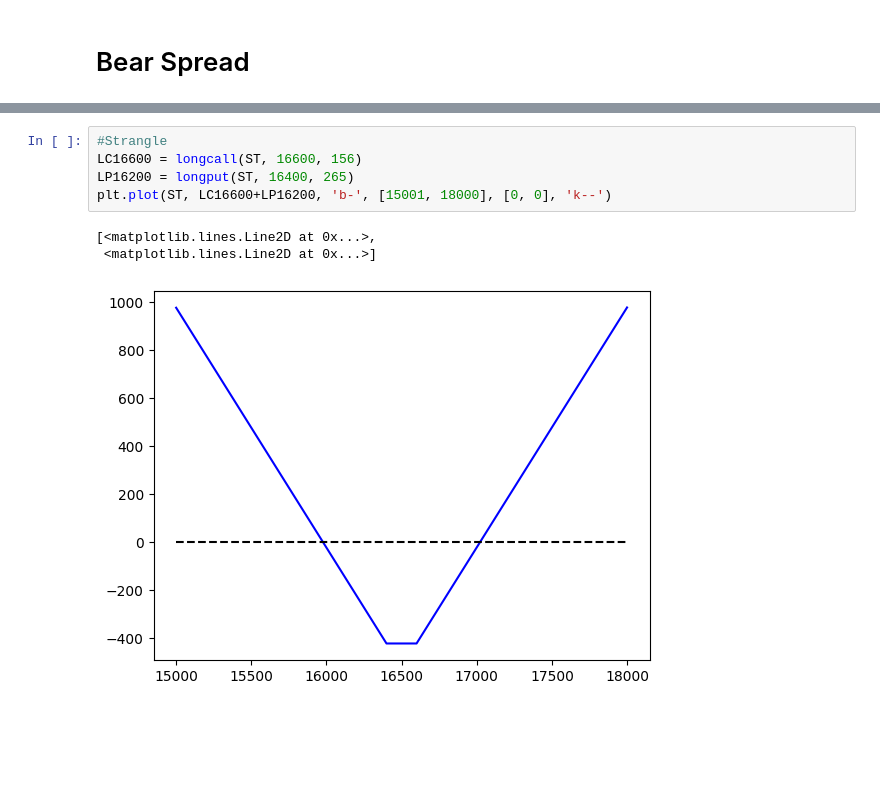
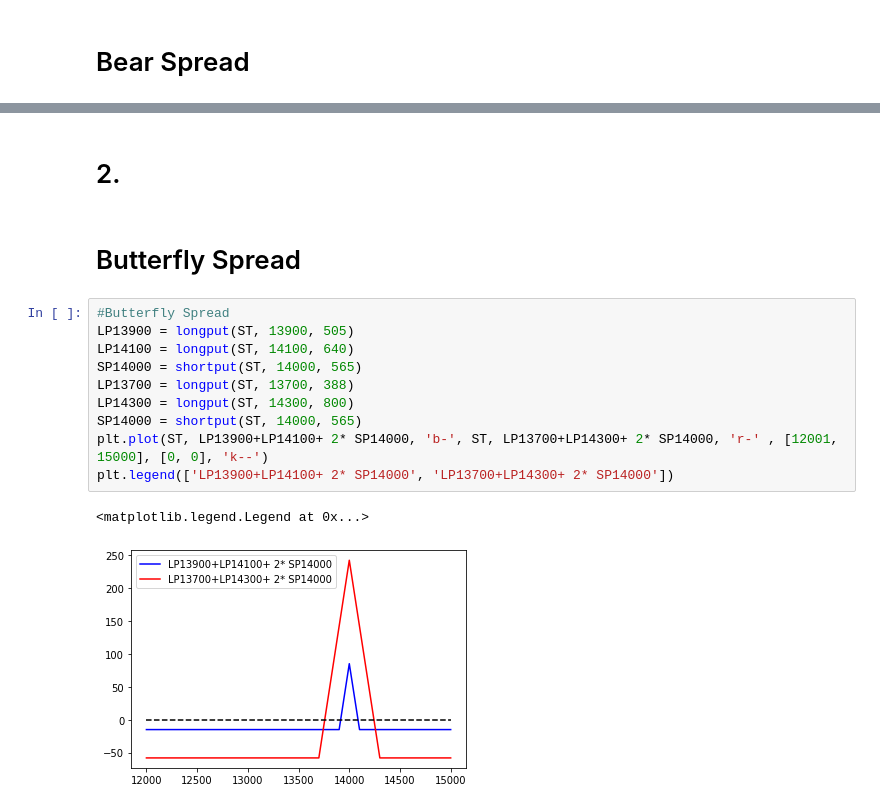
Before and after one commit to franktseng0718/NYCU-Artificial-Intelligence-Theory-and-Practice, a Jupyter notebook: HW1/HW1.ipynb, the cells around one changed output, grey strips where cells are left out. Saved outputs shown, nothing was run; the diff lists cells and outputs as text; blank space fills up the shorter version.

```diff
--- a/HW1/HW1.ipynb
+++ b/HW1/HW1.ipynb
@@ -74,9 +48,17 @@ plt.plot(ST, LC16400+LP16400, 'b-', [15001, 18000], [0, 0], 'k--')
-# %%
-#Strangle
-LC16600 = longcall(ST, 16600, 156)
-LP16200 = longput(ST, 16400, 265)
-plt.plot(ST, LC16600+LP16200, 'b-', [15001, 18000], [0, 0], 'k--')
-# %% [output]
-[<matplotlib.lines.Line2D at 0x...>,
- <matplotlib.lines.Line2D at 0x...>]
-[figure, removed]
+# %% [markdown]
+# 2.
+# %% [markdown]
+# Butterfly Spread
+# %%
+#Butterfly Spread
+LP13900 = longput(ST, 13900, 505)
+LP14100 = longput(ST, 14100, 640)
+SP14000 = shortput(ST, 14000, 565)
+LP13700 = longput(ST, 13700, 388)
+LP14300 = longput(ST, 14300, 800)
+SP14000 = shortput(ST, 14000, 565)
+plt.plot(ST, LP13900+LP14100+ 2* SP14000, 'b-', ST, LP13700+LP14300+ 2* SP14000, 'r-' , [12001, 15000], [0, 0], 'k--')
+plt.legend(['LP13900+LP14100+ 2* SP14000', 'LP13700+LP14300+ 2* SP14000'])
+# %% [output]
+<matplotlib.legend.Legend at 0x...>
+[figure, added]
```
Also changed, not shown: parts of 10 cells of this notebook.
